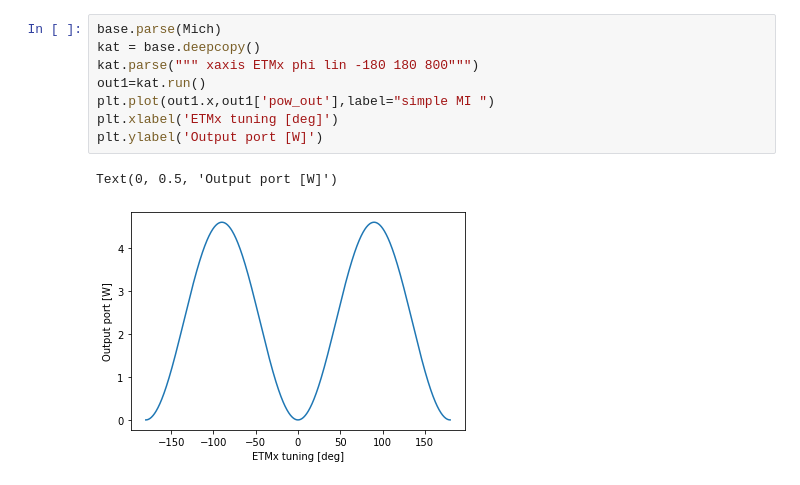
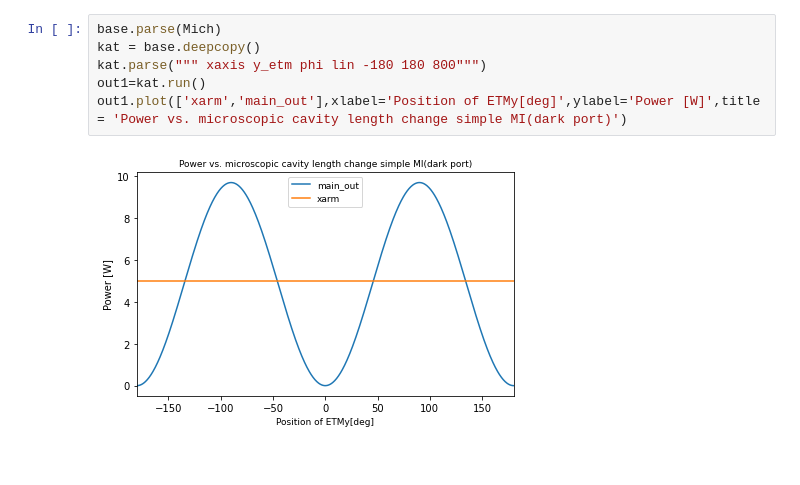
Before and after one commit to choudhary0parivesh/Finesse, a Jupyter notebook: Power Recycled MI/PRMI.ipynb, the cells around one changed output. Cells and saved outputs as stored; diff of their text form.

```diff
--- a/Power Recycled MI/PRMI.ipynb
+++ b/Power Recycled MI/PRMI.ipynb
@@ -57,11 +43,8 @@ ad lower -100k n2
 # %%
 base.parse(Mich)
 kat = base.deepcopy()
-kat.parse(""" xaxis ETMx phi lin -180 180 800""")
+kat.parse(""" xaxis y_etm phi lin -180 180 800""")
 out1=kat.run()
-plt.plot(out1.x,out1['pow_out'],label="simple MI ")
-plt.xlabel('ETMx tuning [deg]')
-plt.ylabel('Output port [W]')
+out1.plot(['xarm','main_out'],xlabel='Position of ETMy[deg]',ylabel='Power [W]',title = 'Power vs. microscopic cavity length change simple MI(dark port)')
 # %% [output]
-Text(0, 0.5, 'Output port [W]')
-[figure, old version]
+[figure, new version]
```
Also changed, not shown: parts of 6 cells of this notebook.
